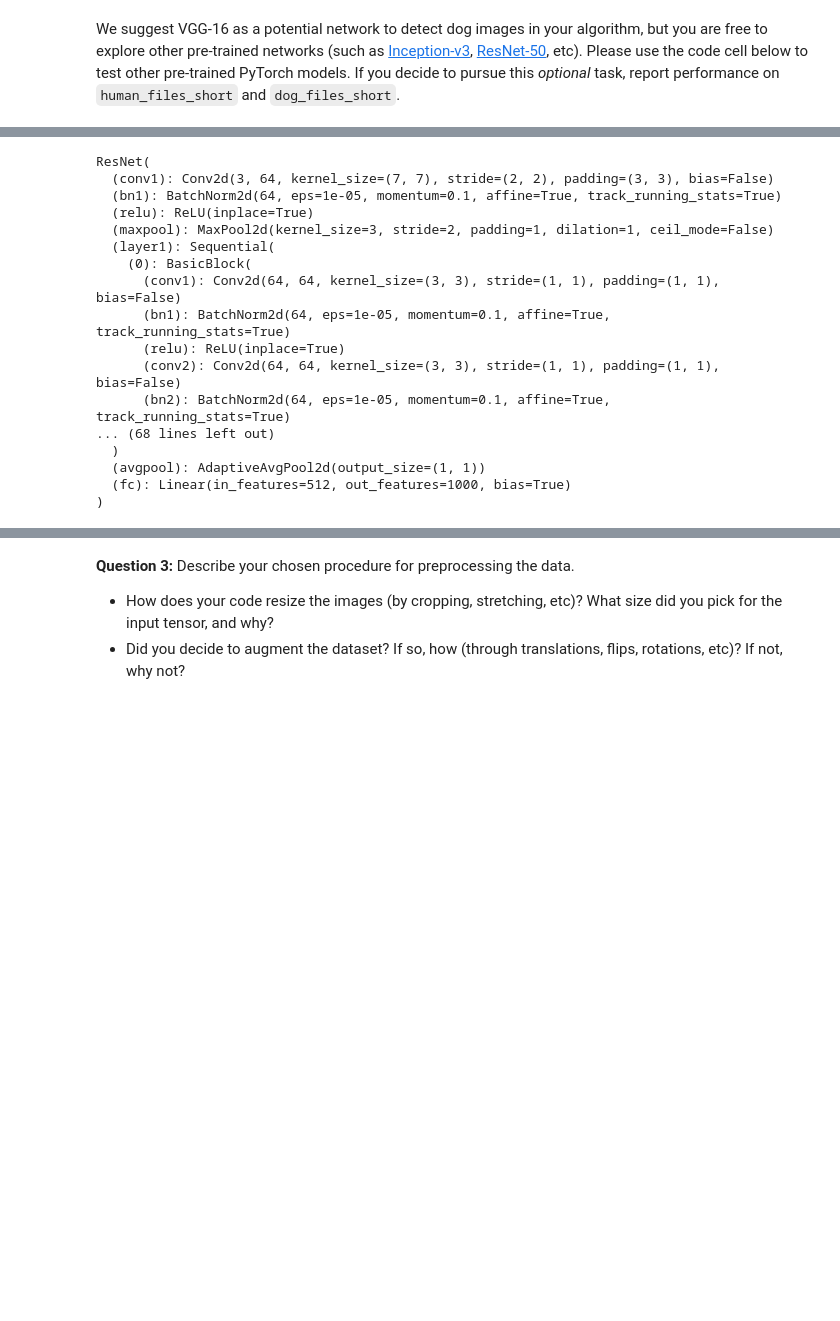
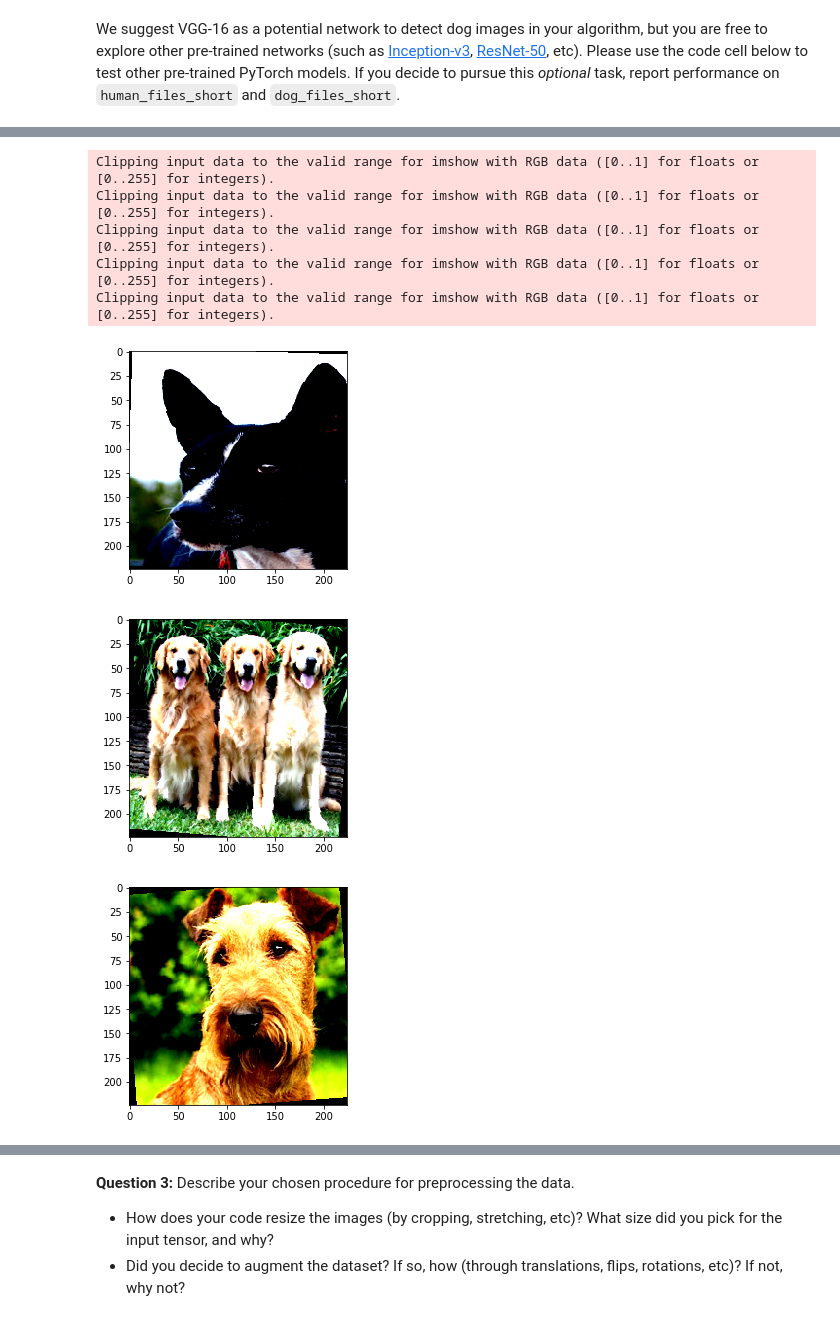
Before and after one commit to kugmax/dog-classifier, a Jupyter notebook: model/dog_app.ipynb, the cells around one changed output, grey strips where cells are left out. Cells and saved outputs as stored; diff of their text form; code cells hidden in the pictures; blank space fills up the shorter version.

```diff
--- a/model/dog_app.ipynb
+++ b/model/dog_app.ipynb
@@ -390,20 +385,24 @@ loaders_scratch['test'] = test_dataloader
-# %%
-models.resnet18()
-# %% [output]
-ResNet(
-  (conv1): Conv2d(3, 64, kernel_size=(7, 7), stride=(2, 2), padding=(3, 3), bias=False)
-  (bn1): BatchNorm2d(64, eps=1e-05, momentum=0.1, affine=True, track_running_stats=True)
-  (relu): ReLU(inplace=True)
-  (maxpool): MaxPool2d(kernel_size=3, stride=2, padding=1, dilation=1, ceil_mode=False)
-  (layer1): Sequential(
-    (0): BasicBlock(
-      (conv1): Conv2d(64, 64, kernel_size=(3, 3), stride=(1, 1), padding=(1, 1), bias=False)
-      (bn1): BatchNorm2d(64, eps=1e-05, momentum=0.1, affine=True, track_running_stats=True)
-      (relu): ReLU(inplace=True)
-      (conv2): Conv2d(64, 64, kernel_size=(3, 3), stride=(1, 1), padding=(1, 1), bias=False)
-      (bn2): BatchNorm2d(64, eps=1e-05, momentum=0.1, affine=True, track_running_stats=True)
-... (68 lines left out)
-  )
-  (avgpool): AdaptiveAvgPool2d(output_size=(1, 1))
-  (fc): Linear(in_features=512, out_features=1000, bias=True)
-)
+# %%
+import matplotlib.pyplot as plt
+%matplotlib inline
+
+def imshow(img):
+    img = img / 2 + 0.5
+    plt.imshow(np.transpose(img, (1, 2, 0)))
+
+dataiter = iter(train_dataloader)
+images, labels = dataiter.next()
+images = images.numpy()
+
+for idx in np.arange(5):
+    fig = plt.figure()
+    imshow(images[idx])
+# %% [output]
+Clipping input data to the valid range for imshow with RGB data ([0..1] for floats or [0..255] for integers).
+Clipping input data to the valid range for imshow with RGB data ([0..1] for floats or [0..255] for integers).
+Clipping input data to the valid range for imshow with RGB data ([0..1] for floats or [0..255] for integers).
+Clipping input data to the valid range for imshow with RGB data ([0..1] for floats or [0..255] for integers).
+Clipping input data to the valid range for imshow with RGB data ([0..1] for floats or [0..255] for integers).
+[figure, added]
+[figure, added]
+[figure, added]
```
Also changed, not shown: parts of 10 cells of this notebook.
